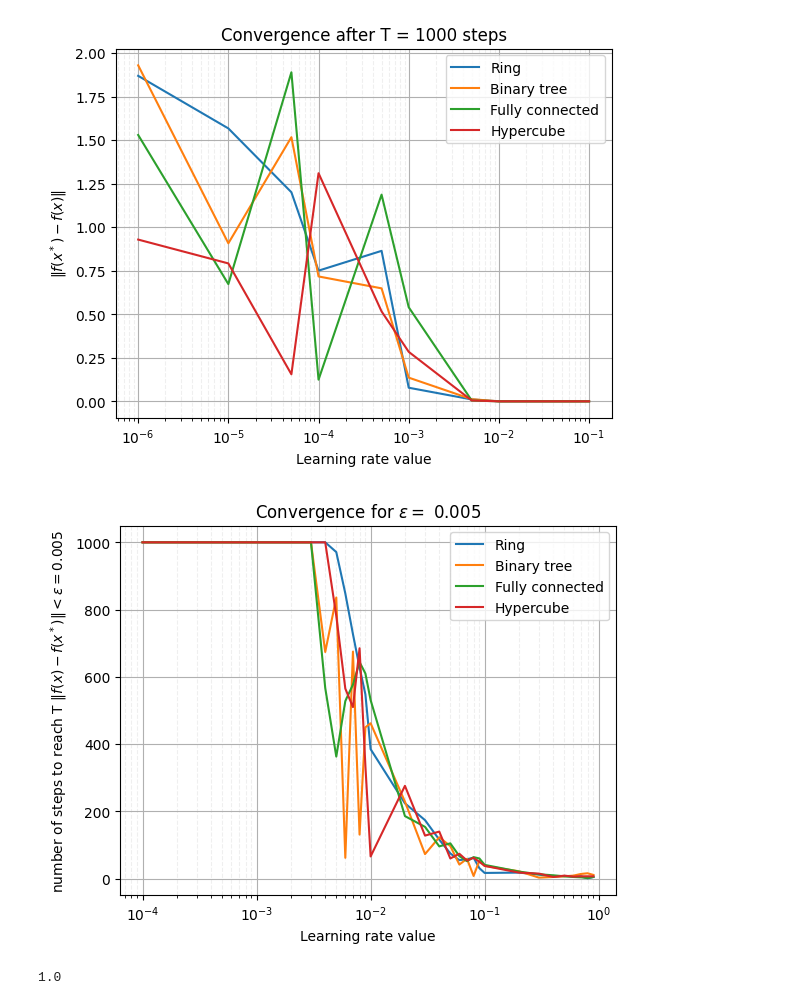
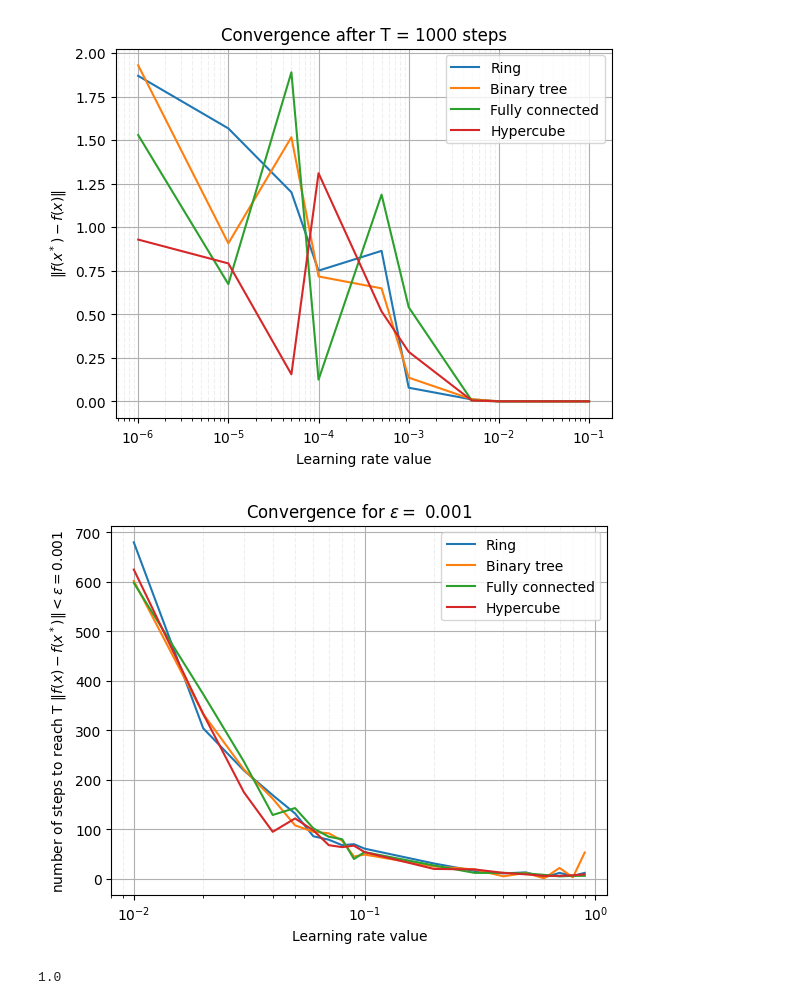
Before and after one commit to hduprieu/changing_topology, a Jupyter notebook: EA.ipynb, the cells around one changed output. Drawn from its saved outputs; the diff is of its cells as text; code cells hidden in the pictures.

```diff
--- a/EA.ipynb
+++ b/EA.ipynb
@@ -496,42 +496,43 @@ def list_learning_rates():
     Creating the list of learning_rates for the next algorithm
     '''
     li = []
-    for k in range(-4, 0):
+    for k in range(-2, 0):
         for j in range(1, 10):
             li.append(j*10**k)
     return li
+
 
 
 def learning_rate_dependency_number_of_steps(d, n, topologies, T_max, epsilon):
 
     '''
     Plotting the number of steps needed depending on the value of the learning rate and the topology to reach an error of the loss function < epsilon
 
     ----------
     d: dimension
     n: number of agents
     topologies: the gossip matrix
     T_max: max number of time steps
     epsilon: the convergence value
     '''
     learning_rates = list_learning_rates()
     matrix_T = np.zeros((len(learning_rates), len(topologies)))
     fig, ax = plt.subplots()
     for topology, j in zip(topologies, range(len(topologies))):
         for lr, k in zip(learning_rates, range(len(learning_rates))):
             matrix_T[k,j] = DSGD_toypbm_epsilon(lr, d, n, topology, T_max, epsilon)[0]
         ax.plot(learning_rates, matrix_T[:,j], label = topology)
         ax.set_xscale('log')
         ax.legend()
     ax.set_ylabel(f'number of steps to reach T $\| f(x) - f(x^*)\| < \epsilon = ${epsilon}')
     ax.set_xlabel('Learning rate value')
     ax.set_title(f'Convergence for $\epsilon =$ {epsilon}')
     ax.grid(which='both')
     ax.grid(which='minor', alpha=0.2, linestyle='--')
     plt.show()
-learning_rate_dependency_number_of_steps(d, n, topologies, 1000, 0.005)
+learning_rate_dependency_number_of_steps(d, n, topologies, 10000, 0.001)
 # %% [output]
-[figure, old version]
+[figure, new version]
 # %%
 def nW(gamma, W):
     """
```
